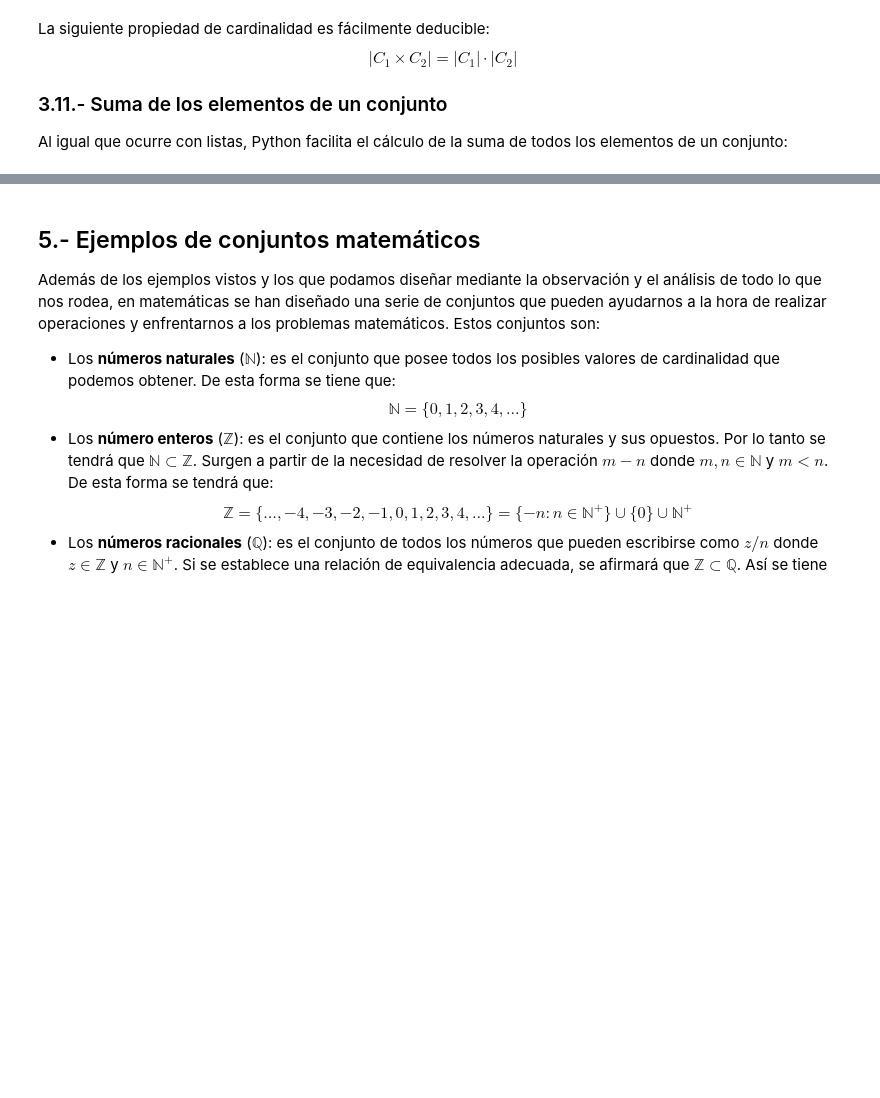
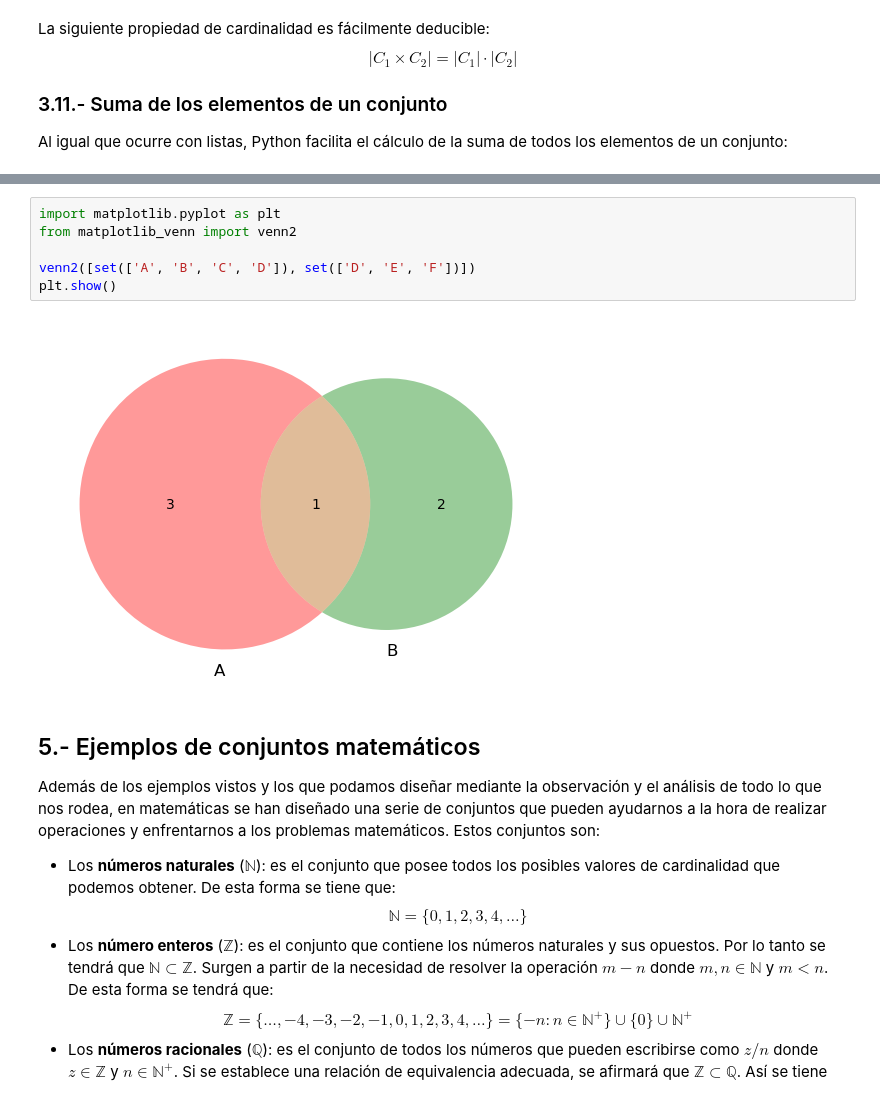
Before and after one commit to marcossalafranca/Pruebas, a Jupyter notebook: ALG02-Conjuntos.ipynb, the cells around one changed output, grey strips where cells are left out. Saved outputs shown, nothing was run; the diff lists cells and outputs as text; blank space fills up the shorter version.

```diff
--- a/ALG02-Conjuntos.ipynb
+++ b/ALG02-Conjuntos.ipynb
@@ -495,3 +844,11 @@ Requirement already satisfied: six in c:\users\cmore\anaconda3\lib\site-packages
+# %%
+import matplotlib.pyplot as plt
+from matplotlib_venn import venn2
+
+venn2([set(['A', 'B', 'C', 'D']), set(['D', 'E', 'F'])])
+plt.show()
+# %% [output]
+[figure, added]
 # %% [markdown]
 ## 5.- Ejemplos de conjuntos matemáticos
 Además de los ejemplos vistos y los que podamos diseñar mediante la observación y el análisis de todo lo que nos rodea, en matemáticas se han diseñado una serie de conjuntos que pueden ayudarnos a la hora de realizar operaciones y enfrentarnos a los problemas matemáticos. Estos conjuntos son:
```
Also changed, not shown: parts of 100 cells of this notebook, 4 other files.
